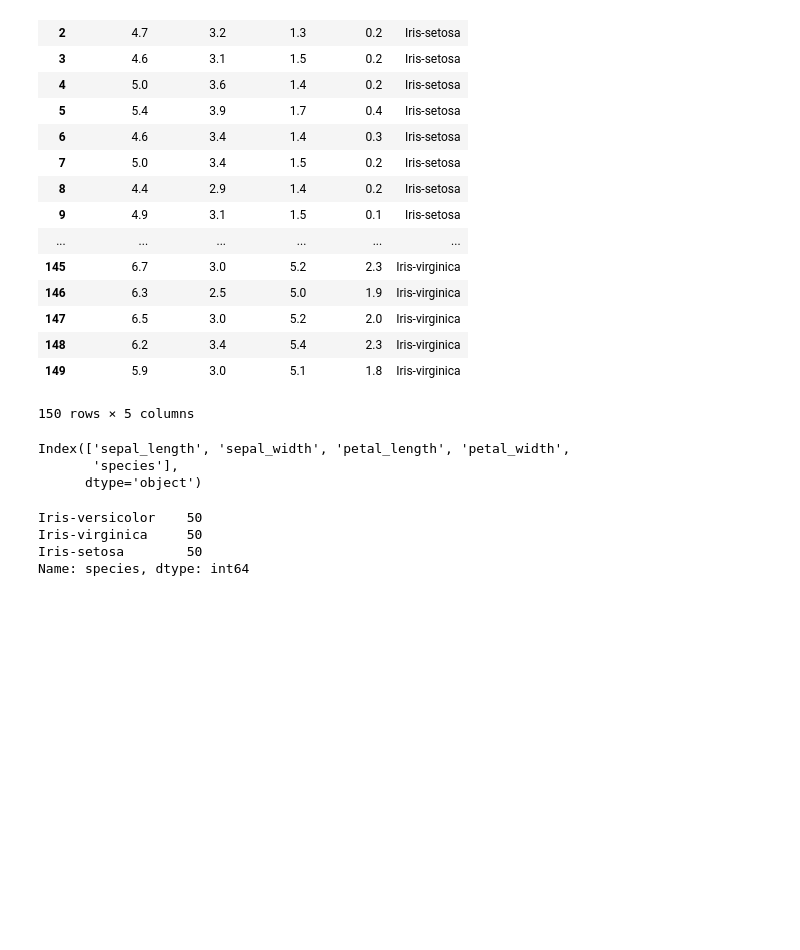
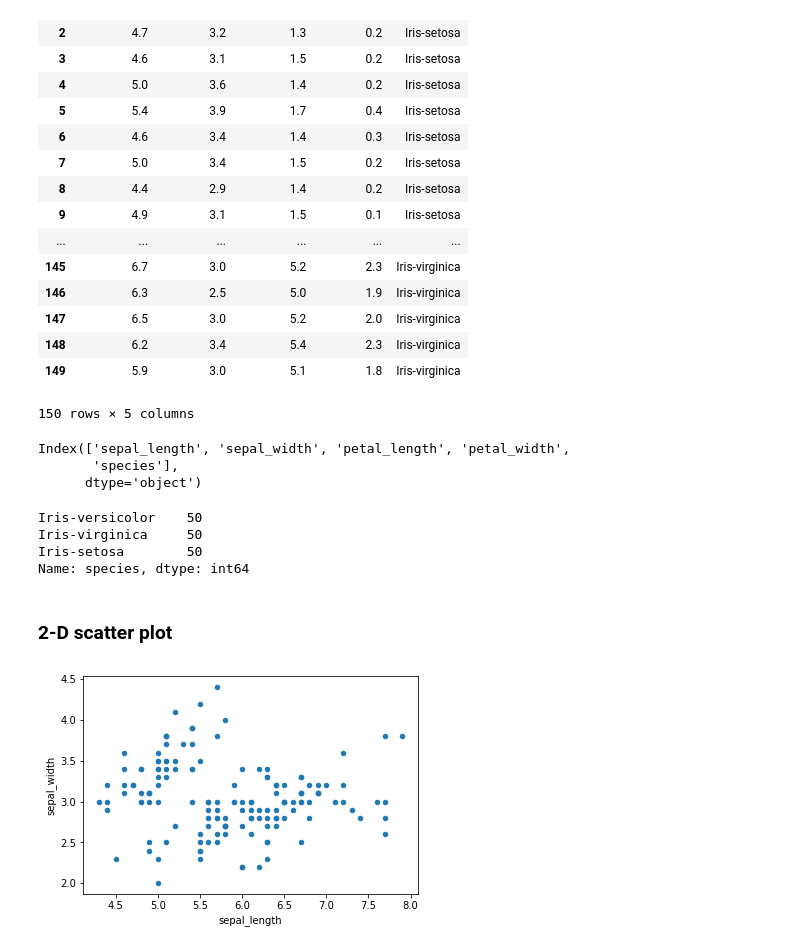
Before and after one commit to fardeen9983/Python-Pedia, a Jupyter notebook: EDA/__init__.ipynb, the cells around one changed output. Cells and saved outputs as stored; diff of their text form; code cells hidden in the pictures; blank space fills up the shorter version.

Commit message:
Seaborn : 2-D color coded plot

```diff
--- a/EDA/__init__.ipynb
+++ b/EDA/__init__.ipynb
@@ -24,17 +24,15 @@ Note
 3. Features are also known as variable, input/ dependent variable
 4. 1-D vectors are called scalar
 # %%
+import matplotlib.pyplot as plt
 # Import required libraries
 import pandas as pd
-import matplotlib.pyplot as plt
-import numpy as np
-import seaborn as sns
 
-# Iris dataset
+# iris dataset
 # The last column is the label for the flower with given features
 # We need to classify a flower into one of the three labels given these four features
-df = pd.read_csv("iris.data")
-df
+iris = pd.read_csv("iris.data")
+iris
 # %% [output]
 |  | sepal_length | sepal_width | petal_length | petal_width | species |
 | 0 | 5.1 | 3.5 | 1.4 | 0.2 | Iris-setosa |
@@ -71,3 +69,12 @@ Iris-versicolor    50
 Iris-virginica     50
 Iris-setosa        50
 Name: species, dtype: int64
+# %% [markdown]
+### 2-D scatter plot
+# %%
+# Plot a 2-D scatter plot for the sepal features
+# Define the axises and the type of plot
+iris.plot(kind='scatter',x='sepal_length',y='sepal_width')
+plt.show()
+# %% [output]
+[figure, added]
```
Also changed, not shown: parts of 3 cells of this notebook, 3 other files.
